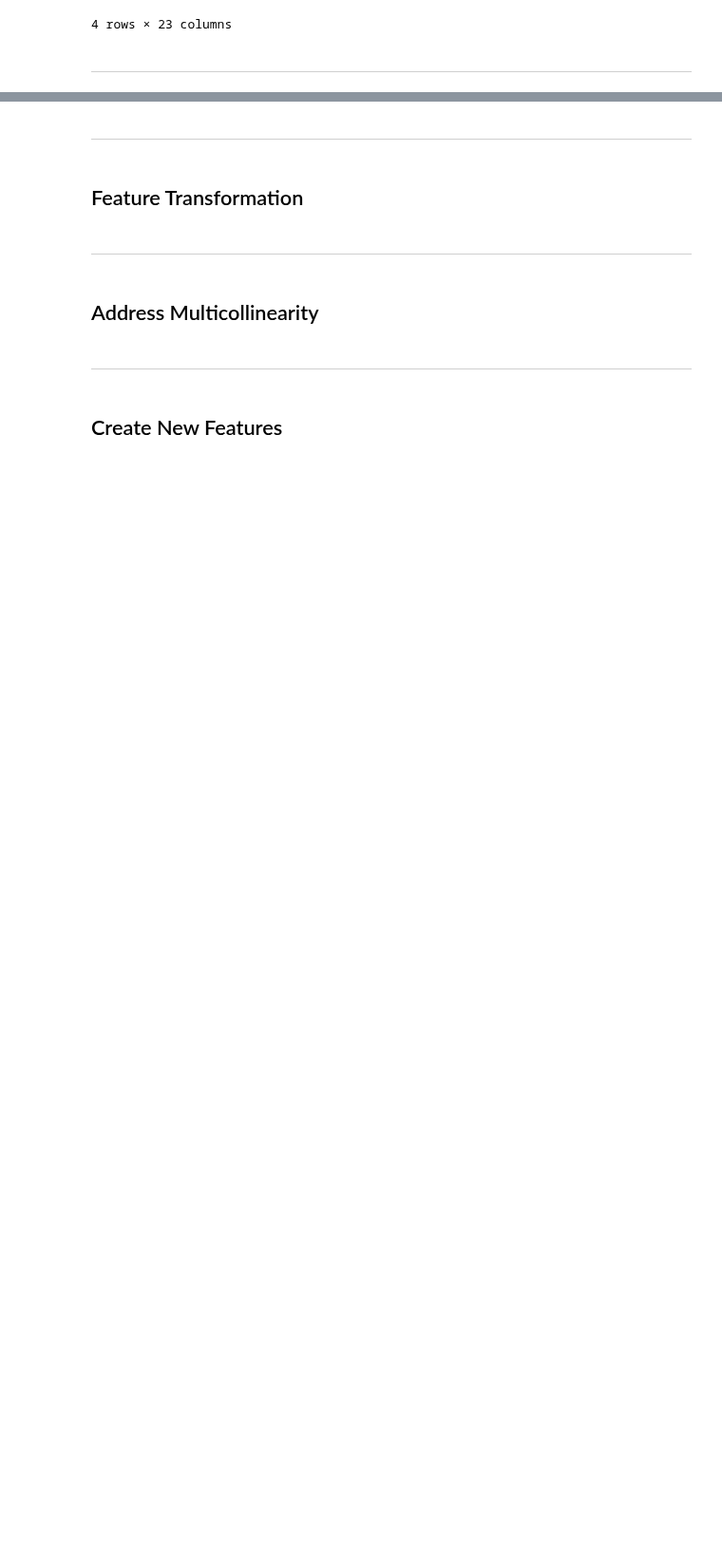
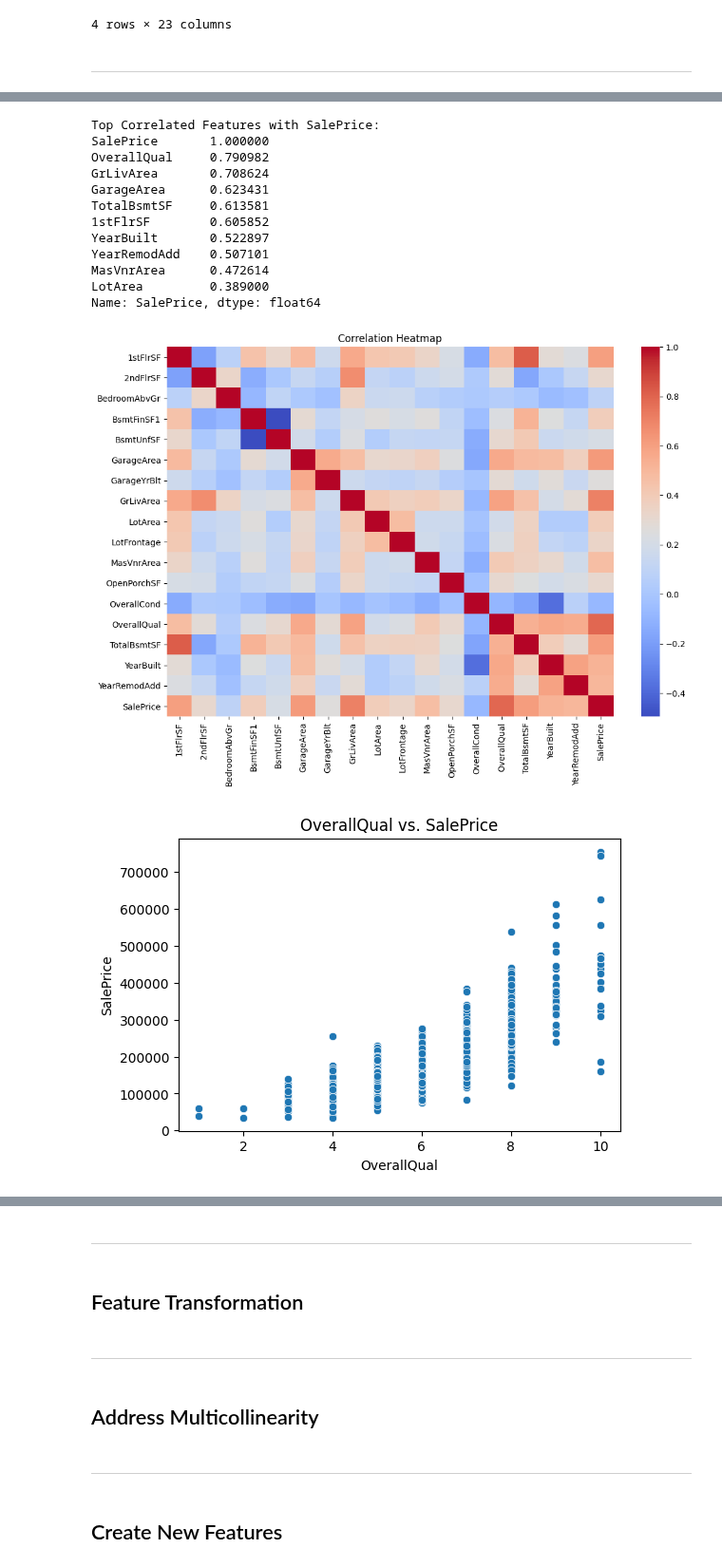
Before and after one commit to TonichaB/Predictive-Analytics-PP5, a Jupyter notebook: jupyter_notebooks/03_Feature_Engineering.ipynb, the cells around one changed output, grey strips where cells are left out. Shown at 95% size. Cells and saved outputs as stored; diff of their text form; code cells hidden in the pictures; blank space fills up the shorter version.

```diff
--- a/jupyter_notebooks/03_Feature_Engineering.ipynb
+++ b/jupyter_notebooks/03_Feature_Engineering.ipynb
@@ -154,0 +171,40 @@ Preview of Inherited Houses Dataset:
+# %%
+# Compute correlation matrix
+corr_matrix = df_cleaned.corr()
+
+# Extract top correlated features with SalePrice
+top_corr = corr_matrix['SalePrice'].sort_values(ascending=False).head(10)
+print("Top Correlated Features with SalePrice:")
+print(top_corr)
+
+# Visualize correlations
+import seaborn as sns
+import matplotlib.pyplot as plt
+
+plt.figure(figsize=(12, 8))
+sns.heatmap(corr_matrix, annot=False, cmap='coolwarm')
+plt.title("Correlation Heatmap")
+plt.show()
+
+# Scatter plots for top features
+top_features = top_corr.index[1:]
+for feature in top_features:
+    plt.figure(figsize=(6, 4))
+    sns.scatterplot(x=feature, y='SalePrice', data=df_cleaned)
+    plt.title(f"{feature} vs. SalePrice")
+    plt.show()
+# %% [output]
+Top Correlated Features with SalePrice:
+SalePrice       1.000000
+OverallQual     0.790982
+GrLivArea       0.708624
+GarageArea      0.623431
+TotalBsmtSF     0.613581
+1stFlrSF        0.605852
+YearBuilt       0.522897
+YearRemodAdd    0.507101
+MasVnrArea      0.472614
+LotArea         0.389000
+Name: SalePrice, dtype: float64
+[figure, added]
+[figure, added]
```
Also changed, not shown: parts of 7 cells of this notebook.
